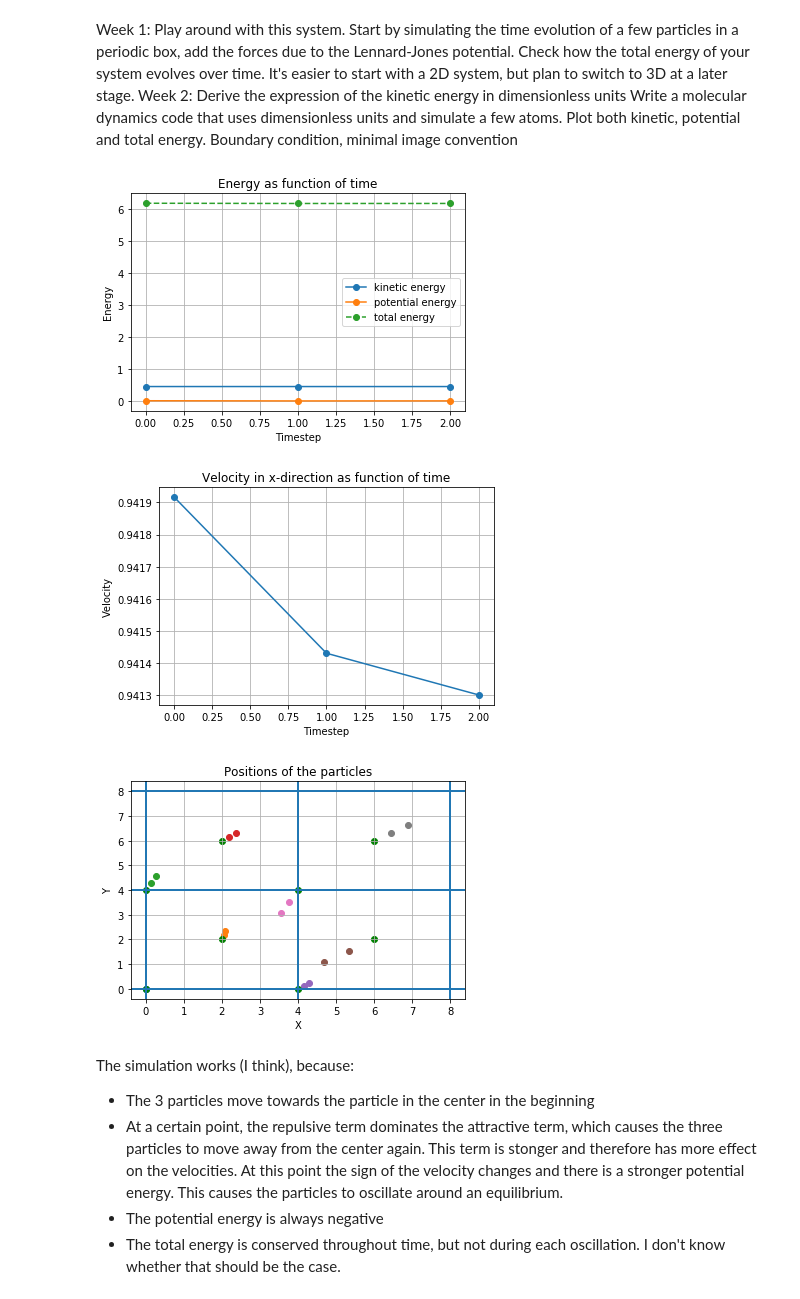
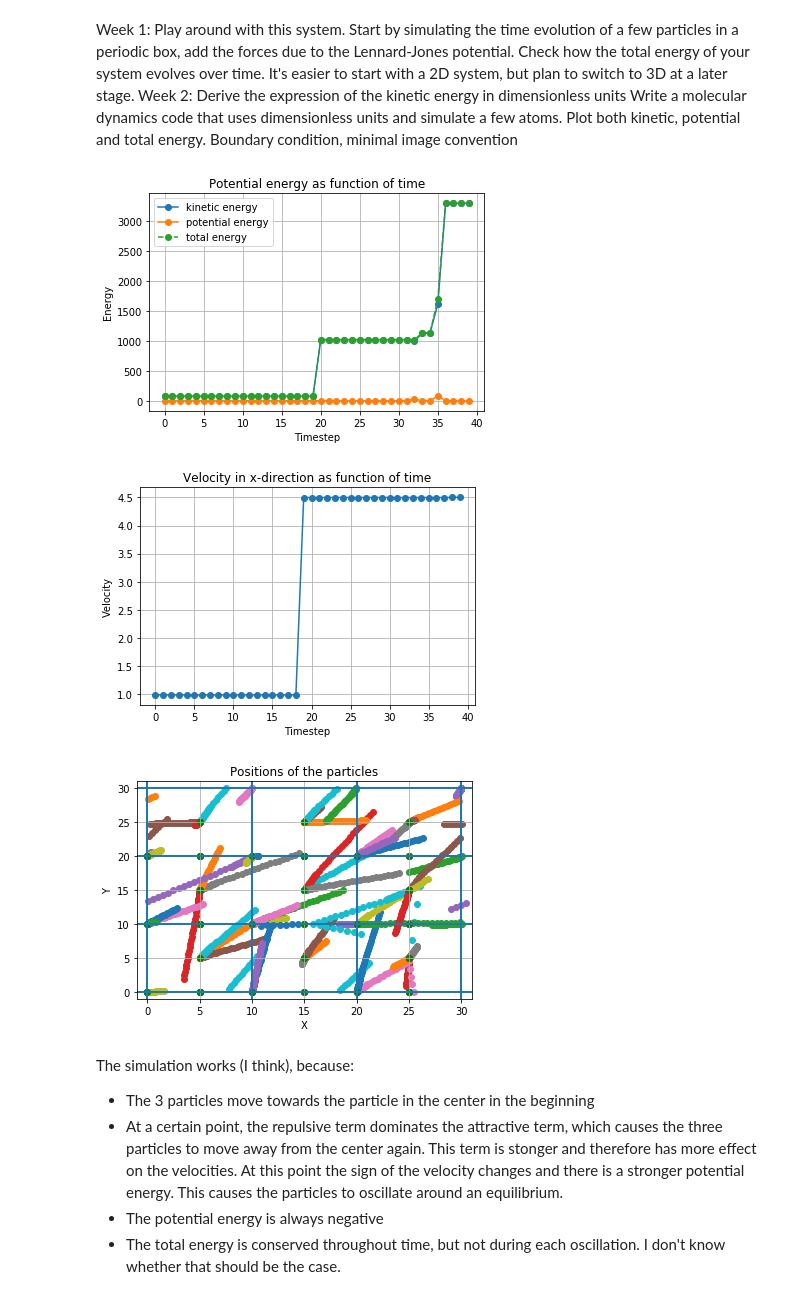
Before and after one commit to Merg3D/computational_physics_2019, a Jupyter notebook: Project1/Argon Project.ipynb, the cells around one changed output. Drawn from its saved outputs; the diff is of its cells as text; code cells hidden in the pictures.

Commit message:
Increase number of dimensions to three, change the initial conditions to a fcc lattice with a gaussian distribution and implement unit cells

```diff
--- a/Project1/Argon Project.ipynb
+++ b/Project1/Argon Project.ipynb
@@ -96,6 +96,10 @@ def create_random_vector():
     '''Calculate a unitary vector in random direction'''
     vec = np.asarray([np.random.uniform(), np.random.uniform(), np.random.uniform()])
     return vec / norm(vec)
+
+def rescale_velocities(state, t):
+    lambda_factor = np.sqrt((num_part - 1) * 3 * T / np.sum(state[:, t, 3:] ** 2, axis=0))
+    state[:, t, 3:] *= lambda_factor
 # %%
 # Parameters given in dimensionless units of sigma
 #  Perhaps convert between units later
@@ -122,7 +129,7 @@ K = L * num_unit_cells_per_dim   # size of the box
 state = np.zeros((num_part, num_time, 6))
 
 # store the kinetic and potential energy of 2 particles in 3 dimensions for num_time timesteps
-E_kin = np.zeros((num_part, num_time, 3))
+E_kin = np.zeros((num_part, num_time))
 E_pot = np.zeros((num_part, num_time))
 E_tot = np.zeros((num_part, num_time))
 
@@ -130,33 +137,38 @@ E_tot = np.zeros((num_part, num_time))
 # the initial velocities of the particles are given by a gaussian ditribution
 unit_cell = 0
 mu = 1
-T = 300
 sigma = np.sqrt(T)
+rescaling_time = 20
 
+# create distribution of e^(-mv^2 / 2k_B * T), where k_B = 1 and m = 1
 velocity_distribution = np.random.normal(mu, sigma, num_part)
 
 for x in range(num_unit_cells_per_dim):
     for y in range(num_unit_cells_per_dim):
-        cell_offset = np.asarray([x, y, 0.0]) * L
-        state[unit_cell + 0, 0, :3] = np.asarray([0.0, 0.0, 0.0]) + cell_offset
-        state[unit_cell + 1, 0, :3] = np.asarray([L / 2.0, L / 2.0, 0.0]) + cell_offset
-        #state[unit_cell + 1, 0, :3] = np.asarray([L / 2.0, 0.0, L / 2.0]) + cell_offset
-        #state[unit_cell + 1, 0, :3] = np.asarray([L / 2.0, L / 2.0, L / 2.0]) + cell_offset
+        for z in range(num_unit_cells_per_dim):
+            cell_offset = np.asarray([x, y, z]) * L
+            state[unit_cell + 0, 0, :3] = np.asarray([0.0, 0.0, 0.0]) + cell_offset
+            state[unit_cell + 1, 0, :3] = np.asarray([L / 2.0, L / 2.0, 0.0]) + cell_offset
+            state[unit_cell + 2, 0, :3] = np.asarray([L / 2.0, 0.0, L / 2.0]) + cell_offset
+            state[unit_cell + 3, 0, :3] = np.asarray([L / 2.0, L / 2.0, L / 2.0]) + cell_offset
 
-        state[unit_cell + 0, 0, 3:] = velocity_distribution[unit_cell + 0] * create_random_vector()
-        state[unit_cell + 1, 0, 3:] = velocity_distribution[unit_cell + 1] * create_random_vector()
+            state[unit_cell + 0, 0, 3:] = velocity_distribution[unit_cell + 0] * create_random_vector()
+            state[unit_cell + 1, 0, 3:] = velocity_distribution[unit_cell + 1] * create_random_vector()
 
-        unit_cell += 2
+            unit_cell += 4
 
 # store initial kinetic, potential and total energy of each particle and the system
 for i in range(num_part):
-    E_kin[i, 0, :] = KE(state[i, 0, 3:])
+    E_kin[i, 0] = norm(KE(state[i, 0, 3:]))
     E_pot[i, 0] = 0
-    E_tot[i, 0] += E_pot[i, 0] + norm(E_kin[i, 0, :])
+    E_tot[i, 0] += E_pot[i, 0] + E_kin[i, 0]
 
 # Change in position and velocity
 for t in range(1, num_time):
     for i in range(1, num_part):
+        if t == rescaling_time:
+            rescale_velocities(state, t-1)
+
         # the distance and force between the two closest particles at t-1
         r = get_r(state, t-1, i)
         F = acceleration(r)
@@ -171,15 +183,15 @@ for t in range(1, num_time):
         state[i, t, 3:] = v_next
 
         # calculate the energy of the particle
-        E_kin[i, t, :] = KE(v_next)
+        E_kin[i, t] = norm(KE(v_next))
         E_pot[i, t] = LJP(norm(r_next))
-        E_tot[i, t] += E_pot[i, t] + norm(E_kin[i, t, :])
+        E_tot[i, t] += E_pot[i, t] + E_kin[i, t]
 # %%
 # plot the potential, kinetic and total energy
 plt.title('Potential energy as function of time')
-plt.plot(range(num_time), E_kin[1, :, 0], linestyle='-', marker='o', label='kinetic energy')
-plt.plot(range(num_time), E_pot[1, :], linestyle='-', marker='o', label='potential energy')
-plt.plot(range(num_time), E_tot[1, :], linestyle='--', marker='o', label='total energy')
+plt.plot(range(num_time), np.sum(E_kin[:, :], axis=0), linestyle='-', marker='o', label='kinetic energy')
+plt.plot(range(num_time), np.sum(E_pot[:, :], axis=0), linestyle='-', marker='o', label='potential energy')
+plt.plot(range(num_time), np.sum(E_tot[:, :], axis=0), linestyle='--', marker='o', label='total energy')
 plt.xlabel('Timestep')
 plt.ylabel('Energy')
 plt.grid()
@@ -189,36 +201,36 @@ plt.figure()
 # plot the velocity in x-direction
 plt.title('Velocity in x-direction as function of time')
 plt.plot(range(num_time), state[1, :, 3], linestyle='-', marker='o', label='velocity')
 plt.xlabel('Timestep')
 plt.ylabel('Velocity')
 plt.grid()
 
 # plot the positions of all particles in a new figure and plot the initial positions in green
 plt.figure()
 plt.title('Positions of the particles')
 for x in range(num_part):
     plt.scatter(state[x, 1:, 0], state[x, 1:, 1], label='particle {}'.format(x))
     plt.scatter(state[x, 0, 0], state[x, 0, 1], c='g')
 
 # restrict the view around the box + a small margin
 view_margin = L / 10.0
 plt.xlim(-view_margin, L * num_unit_cells_per_dim + view_margin)
 plt.ylim(-view_margin, L * num_unit_cells_per_dim + view_margin)
 plt.xlabel('X')
 plt.ylabel('Y')
 plt.grid()
 
 # add border lines around the box
 for x in range(num_unit_cells_per_dim + 1):
     for y in range(num_unit_cells_per_dim + 1):
         plt.axvline(x * L)
         plt.axhline(y * L)
 
 plt.show()
 # %% [output]
-[figure, old version]
+[figure, new version]
-[figure, old version]
+[figure, new version]
-[figure, old version]
+[figure, new version]
 # %% [markdown]
 The simulation works (I think), because:
 - The 3 particles move towards the particle in the center in the beginning
```
Also changed, not shown: parts of 1 cell of this notebook.
